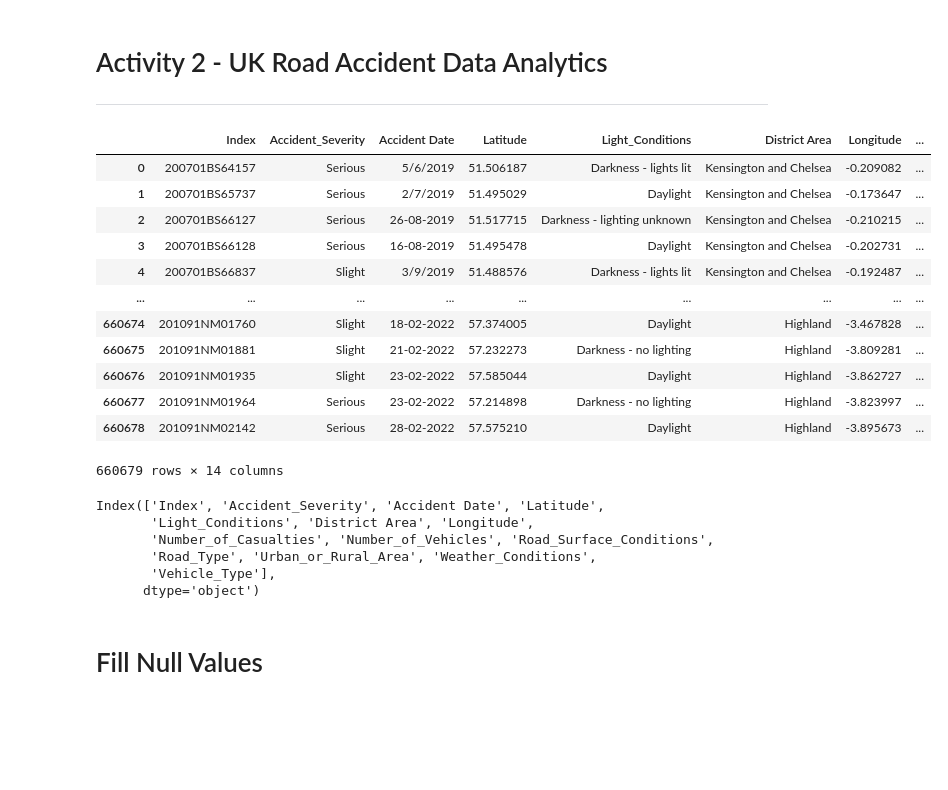
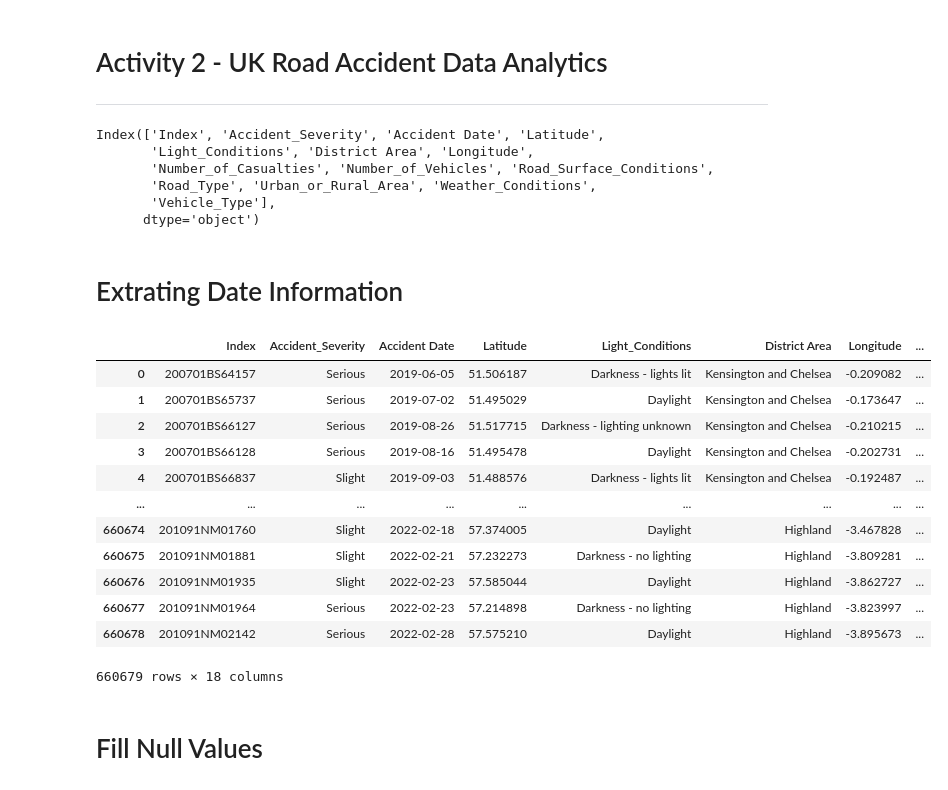
Before and after one commit to oliverliwanag/ELEC3A, a Jupyter notebook: ELEC03-3A/Activity2.ipynb, the cells around one changed output. Drawn from its saved outputs; the diff is of its cells as text; code cells hidden in the pictures; blank space fills up the shorter version.

```diff
--- a/ELEC03-3A/Activity2.ipynb
+++ b/ELEC03-3A/Activity2.ipynb
@@ -7,22 +7,8 @@ import pandas as pd
 import warnings
 warnings.filterwarnings('ignore')
 # %%
-road_accidents = pd.read_csv('datasets\\uk_road_accident.csv')
-road_accidents
+road_accidents = pd.read_csv('datasets\\uk_accident_data.csv')
+#road_accidents
-# %% [output]
-|  | Index | Accident_Severity | Accident Date | Latitude | Light_Conditions | District Area | Longitude | ... |
-| 0 | 200701BS64157 | Serious | 5/6/2019 | 51.506187 | Darkness - lights lit | Kensington and Chelsea | -0.209082 | ... |
-| 1 | 200701BS65737 | Serious | 2/7/2019 | 51.495029 | Daylight | Kensington and Chelsea | -0.173647 | ... |
-| 2 | 200701BS66127 | Serious | 26-08-2019 | 51.517715 | Darkness - lighting unknown | Kensington and Chelsea | -0.210215 | ... |
-| 3 | 200701BS66128 | Serious | 16-08-2019 | 51.495478 | Daylight | Kensington and Chelsea | -0.202731 | ... |
-| 4 | 200701BS66837 | Slight | 3/9/2019 | 51.488576 | Darkness - lights lit | Kensington and Chelsea | -0.192487 | ... |
-| ... | ... | ... | ... | ... | ... | ... | ... | ... |
-| 660674 | 201091NM01760 | Slight | 18-02-2022 | 57.374005 | Daylight | Highland | -3.467828 | ... |
-| 660675 | 201091NM01881 | Slight | 21-02-2022 | 57.232273 | Darkness - no lighting | Highland | -3.809281 | ... |
-| 660676 | 201091NM01935 | Slight | 23-02-2022 | 57.585044 | Daylight | Highland | -3.862727 | ... |
-| 660677 | 201091NM01964 | Serious | 23-02-2022 | 57.214898 | Darkness - no lighting | Highland | -3.823997 | ... |
-| 660678 | 201091NM02142 | Serious | 28-02-2022 | 57.575210 | Daylight | Highland | -3.895673 | ... |
-660679 rows × 14 columns
 # %%
 road_accidents.columns
 # %% [output]
@@ -32,3 +18,5 @@ Index(['Index', 'Accident_Severity', 'Accident Date', 'Latitude',
        'Road_Type', 'Urban_or_Rural_Area', 'Weather_Conditions',
        'Vehicle_Type'],
       dtype='object')
+# %% [markdown]
+<h1>Extrating Date Information</h1>
@@ -35,3 +25,24 @@ Index(['Index', 'Accident_Severity', 'Accident Date', 'Latitude',
+# %%
+road_accidents['Year'] = road_accidents['Accident Date'].dt.year
+road_accidents['Month'] = road_accidents['Accident Date'].dt.month
+road_accidents['Day'] = road_accidents['Accident Date'].dt.day
+road_accidents['Week'] = road_accidents['Accident Date'].dt.dayofweek
+
+road_accidents
+# %% [output]
+|  | Index | Accident_Severity | Accident Date | Latitude | Light_Conditions | District Area | Longitude | ... |
+| 0 | 200701BS64157 | Serious | 2019-06-05 | 51.506187 | Darkness - lights lit | Kensington and Chelsea | -0.209082 | ... |
+| 1 | 200701BS65737 | Serious | 2019-07-02 | 51.495029 | Daylight | Kensington and Chelsea | -0.173647 | ... |
+| 2 | 200701BS66127 | Serious | 2019-08-26 | 51.517715 | Darkness - lighting unknown | Kensington and Chelsea | -0.210215 | ... |
+| 3 | 200701BS66128 | Serious | 2019-08-16 | 51.495478 | Daylight | Kensington and Chelsea | -0.202731 | ... |
+| 4 | 200701BS66837 | Slight | 2019-09-03 | 51.488576 | Darkness - lights lit | Kensington and Chelsea | -0.192487 | ... |
+| ... | ... | ... | ... | ... | ... | ... | ... | ... |
+| 660674 | 201091NM01760 | Slight | 2022-02-18 | 57.374005 | Daylight | Highland | -3.467828 | ... |
+| 660675 | 201091NM01881 | Slight | 2022-02-21 | 57.232273 | Darkness - no lighting | Highland | -3.809281 | ... |
+| 660676 | 201091NM01935 | Slight | 2022-02-23 | 57.585044 | Daylight | Highland | -3.862727 | ... |
+| 660677 | 201091NM01964 | Serious | 2022-02-23 | 57.214898 | Darkness - no lighting | Highland | -3.823997 | ... |
+| 660678 | 201091NM02142 | Serious | 2022-02-28 | 57.575210 | Daylight | Highland | -3.895673 | ... |
+660679 rows × 18 columns
 # %% [markdown]
 <h1>Fill Null Values</h1>
 # %%
```
Also changed, not shown: parts of 12 cells of this notebook.
